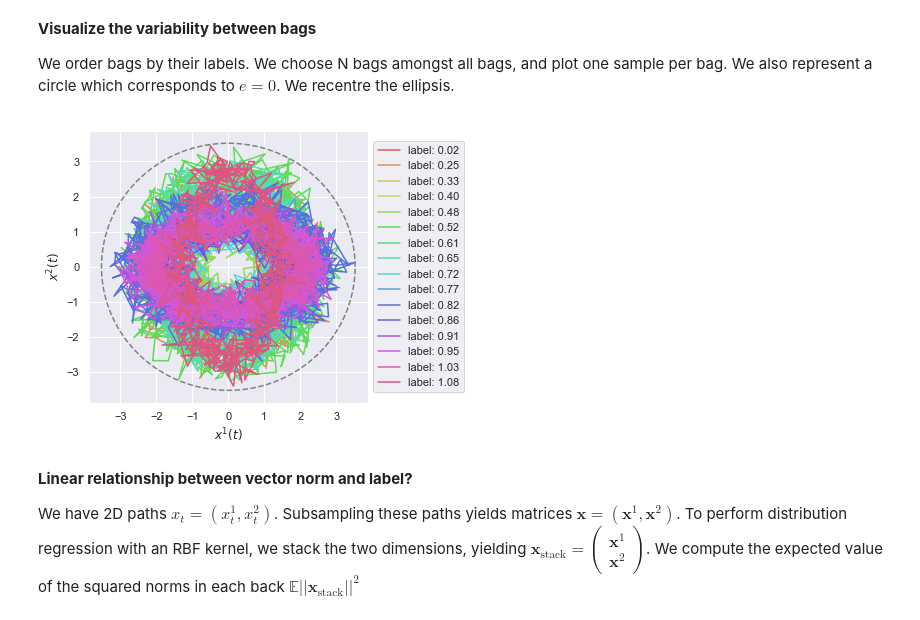
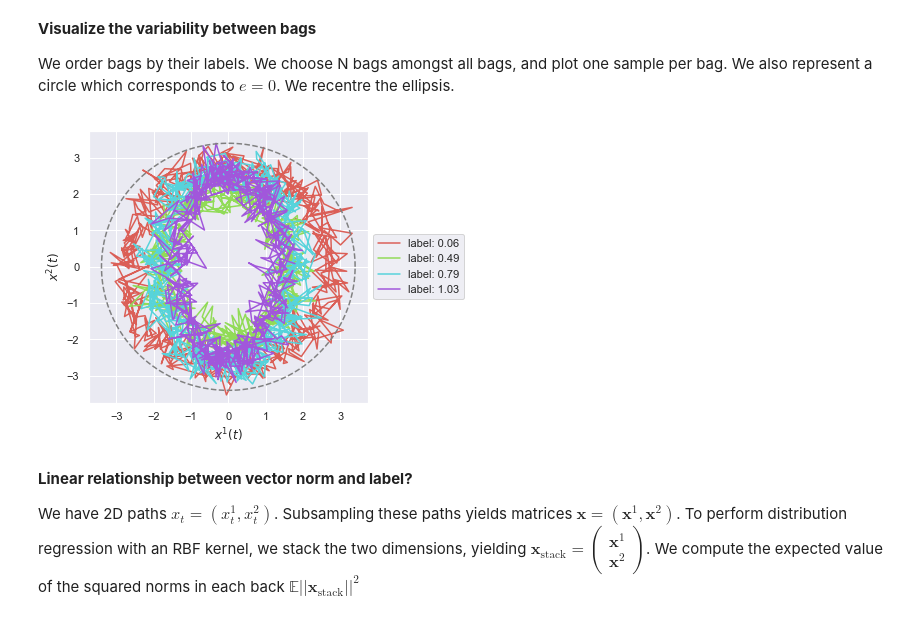
Before and after one commit to maudl3116/Distribution_Regression_Streams, a Jupyter notebook: Looking_For_Good_Synthetic_Datasets.ipynb, the cells around one changed output. Cells and saved outputs as stored; diff of their text form; code cells hidden in the pictures.

```diff
--- a/Looking_For_Good_Synthetic_Datasets.ipynb
+++ b/Looking_For_Good_Synthetic_Datasets.ipynb
@@ -40,9 +40,9 @@ example.plot(N=2)
 
 We order bags by their labels. We choose N bags amongst all bags, and plot one sample per bag. We also represent a circle which corresponds to $e=0$. We recentre the ellipsis.
 # %%
-example.one_plot(N=16)
+example.one_plot(N=4)
 # %% [output]
-[figure, old version]
+[figure, new version]
 # %% [markdown]
 **Linear relationship between vector norm and label?**
 
```
Also changed, not shown: parts of 4 cells of this notebook, 1 other file.
